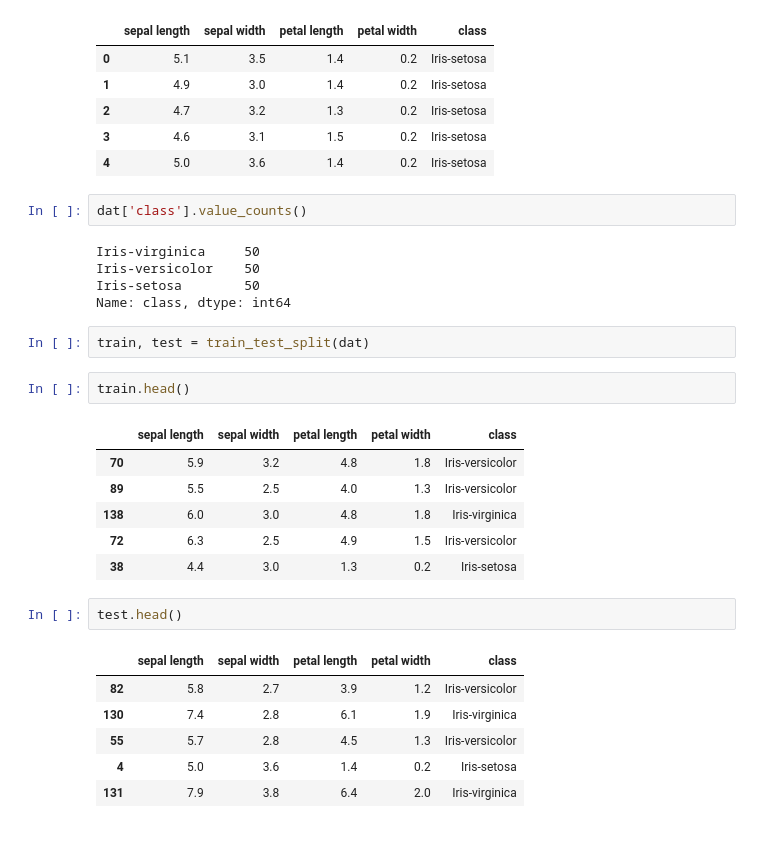
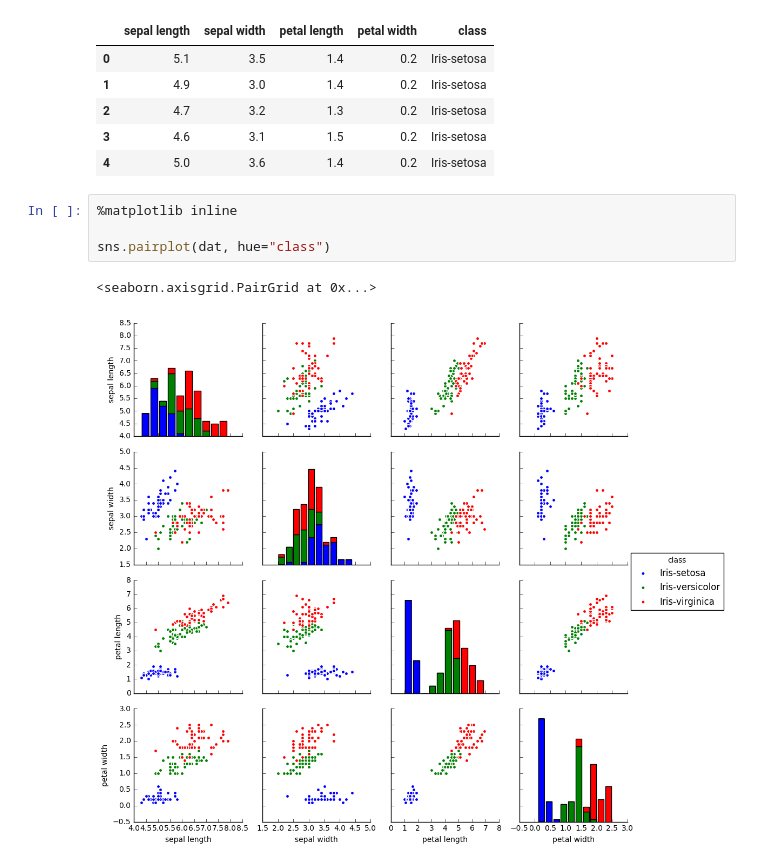
Before and after one commit to top-on/neural-nets, a Jupyter notebook: src/iris_ciassification.ipynb, the cells around one changed output. Cells and saved outputs as stored; diff of their text form; blank space fills up the shorter version.

```diff
--- a/src/iris_ciassification.ipynb
+++ b/src/iris_ciassification.ipynb
@@ -12,30 +13,10 @@ dat.head()
 | 2 | 4.7 | 3.2 | 1.3 | 0.2 | Iris-setosa |
 | 3 | 4.6 | 3.1 | 1.5 | 0.2 | Iris-setosa |
 | 4 | 5.0 | 3.6 | 1.4 | 0.2 | Iris-setosa |
-# %%
-dat['class'].value_counts()
-# %% [output]
-Iris-virginica     50
-Iris-versicolor    50
-Iris-setosa        50
-Name: class, dtype: int64
-# %%
-train, test = train_test_split(dat)
-# %%
-train.head()
-# %% [output]
-|  | sepal length | sepal width | petal length | petal width | class |
-| 70 | 5.9 | 3.2 | 4.8 | 1.8 | Iris-versicolor |
-| 89 | 5.5 | 2.5 | 4.0 | 1.3 | Iris-versicolor |
-| 138 | 6.0 | 3.0 | 4.8 | 1.8 | Iris-virginica |
-| 72 | 6.3 | 2.5 | 4.9 | 1.5 | Iris-versicolor |
-| 38 | 4.4 | 3.0 | 1.3 | 0.2 | Iris-setosa |
-# %%
-test.head()
-# %% [output]
-|  | sepal length | sepal width | petal length | petal width | class |
-| 82 | 5.8 | 2.7 | 3.9 | 1.2 | Iris-versicolor |
-| 130 | 7.4 | 2.8 | 6.1 | 1.9 | Iris-virginica |
-| 55 | 5.7 | 2.8 | 4.5 | 1.3 | Iris-versicolor |
-| 4 | 5.0 | 3.6 | 1.4 | 0.2 | Iris-setosa |
-| 131 | 7.9 | 3.8 | 6.4 | 2.0 | Iris-virginica |
+# %%
+%matplotlib inline
+
+sns.pairplot(dat, hue="class")
+# %% [output]
+<seaborn.axisgrid.PairGrid at 0x...>
+[figure, added]
```
Also changed, not shown: parts of 14 cells of this notebook.
